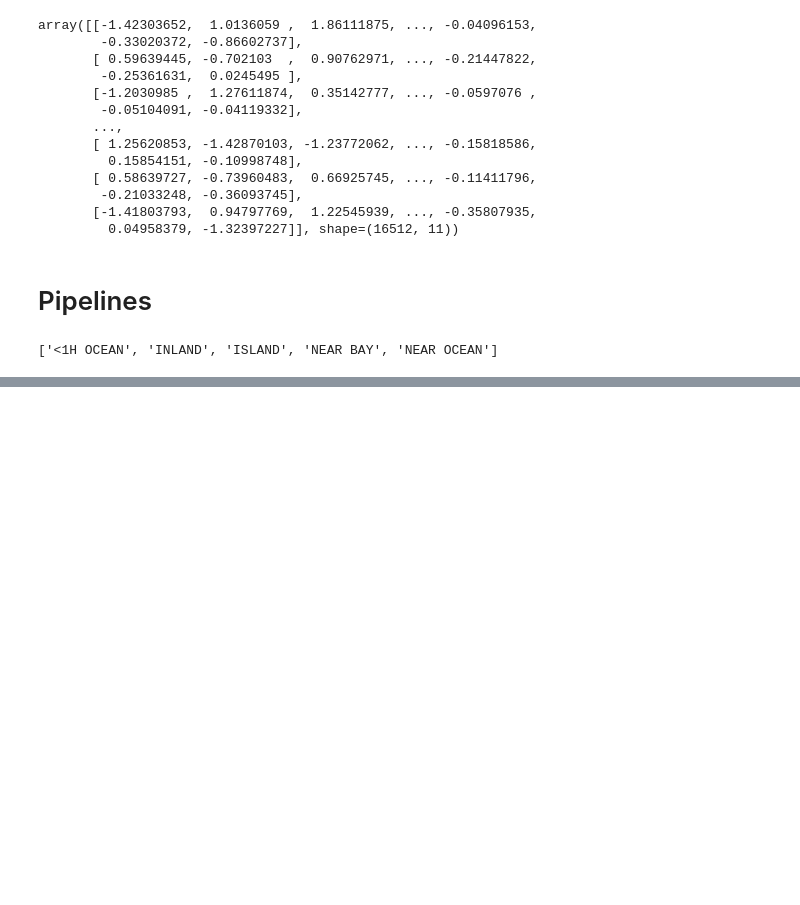
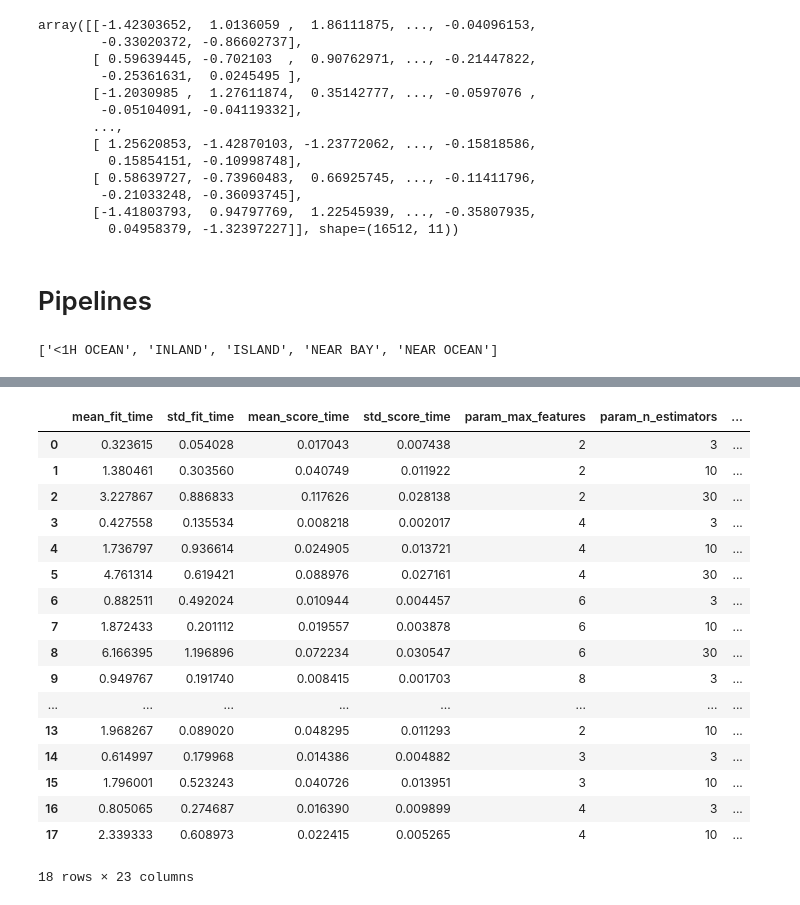
Before and after one commit to IAU-Rathnayake/AI-and-Machine-learning, a Jupyter notebook: end-to-end.ipynb, the cells around one changed output, grey strips where cells are left out. Saved outputs shown, nothing was run; the diff lists cells and outputs as text; code cells hidden in the pictures; blank space fills up the shorter version.

```diff
--- a/end-to-end.ipynb
+++ b/end-to-end.ipynb
@@ -487,0 +552,4 @@ cat_encoder.categories_[0].tolist()
+# %%
+from sklearn.linear_model import LinearRegression
+lin_reg = LinearRegression()
+lin_reg.fit(train_data, train_labels)
@@ -487,0 +725,21 @@ cat_encoder.categories_[0].tolist()
+# %%
+pd.DataFrame(grid_search.cv_results_)
+# %% [output]
+|  | mean_fit_time | std_fit_time | mean_score_time | std_score_time | param_max_features | param_n_estimators | ... |
+| 0 | 0.323615 | 0.054028 | 0.017043 | 0.007438 | 2 | 3 | ... |
+| 1 | 1.380461 | 0.303560 | 0.040749 | 0.011922 | 2 | 10 | ... |
+| 2 | 3.227867 | 0.886833 | 0.117626 | 0.028138 | 2 | 30 | ... |
+| 3 | 0.427558 | 0.135534 | 0.008218 | 0.002017 | 4 | 3 | ... |
+| 4 | 1.736797 | 0.936614 | 0.024905 | 0.013721 | 4 | 10 | ... |
+| 5 | 4.761314 | 0.619421 | 0.088976 | 0.027161 | 4 | 30 | ... |
+| 6 | 0.882511 | 0.492024 | 0.010944 | 0.004457 | 6 | 3 | ... |
+| 7 | 1.872433 | 0.201112 | 0.019557 | 0.003878 | 6 | 10 | ... |
+| 8 | 6.166395 | 1.196896 | 0.072234 | 0.030547 | 6 | 30 | ... |
+| 9 | 0.949767 | 0.191740 | 0.008415 | 0.001703 | 8 | 3 | ... |
+| ... | ... | ... | ... | ... | ... | ... | ... |
+| 13 | 1.968267 | 0.089020 | 0.048295 | 0.011293 | 2 | 10 | ... |
+| 14 | 0.614997 | 0.179968 | 0.014386 | 0.004882 | 3 | 3 | ... |
+| 15 | 1.796001 | 0.523243 | 0.040726 | 0.013951 | 3 | 10 | ... |
+| 16 | 0.805065 | 0.274687 | 0.016390 | 0.009899 | 4 | 3 | ... |
+| 17 | 2.339333 | 0.608973 | 0.022415 | 0.005265 | 4 | 10 | ... |
+18 rows × 23 columns
```
Also changed, not shown: parts of 35 cells of this notebook.
